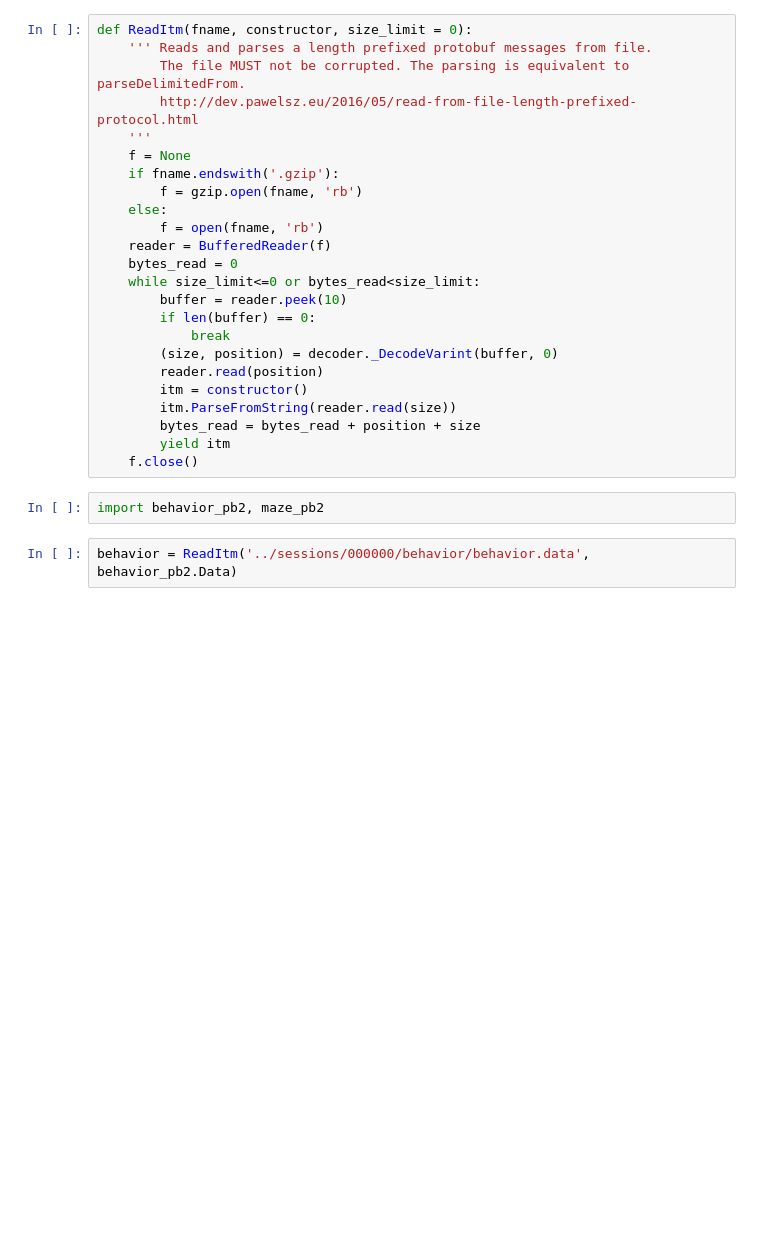
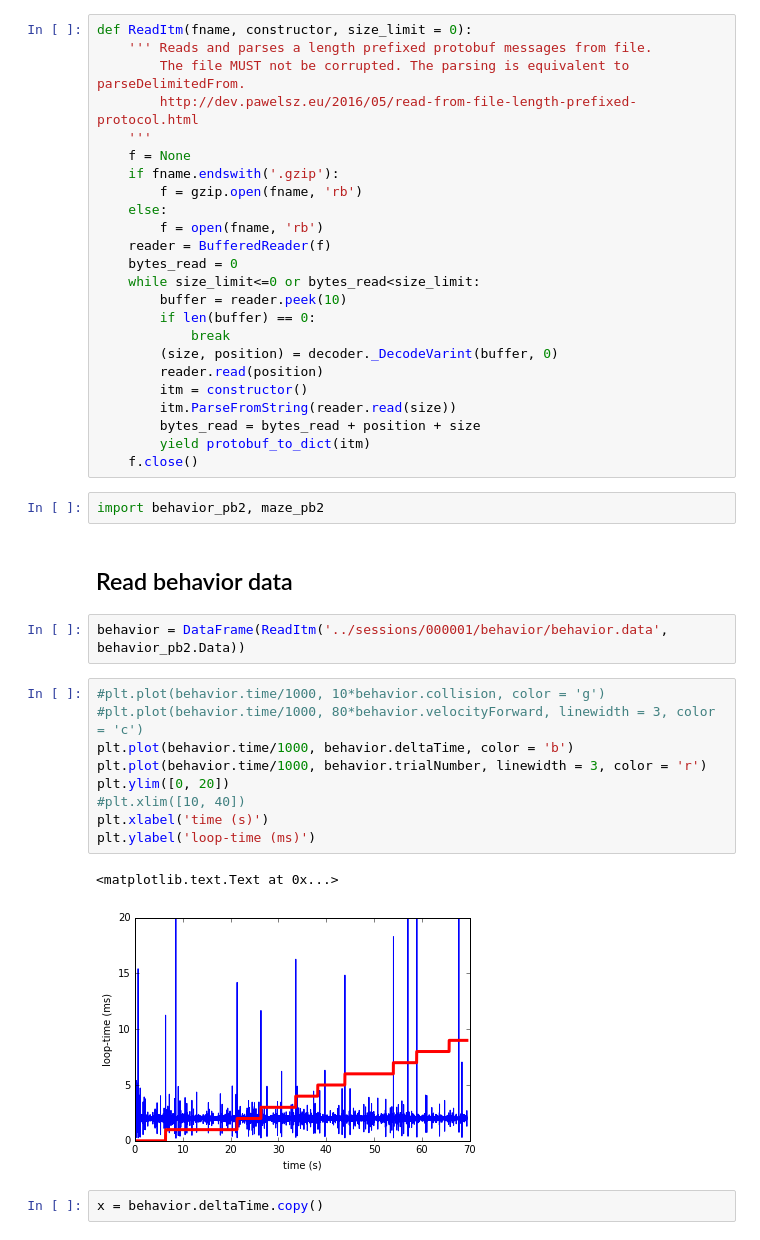
Before and after one commit to sofroniewn/app-mvr, a Jupyter notebook: python/test.ipynb, the cells around one changed output. Cells and saved outputs as stored; diff of their text form; blank space fills up the shorter version.

Commit message:
update protobuf

```diff
--- a/python/test.ipynb
+++ b/python/test.ipynb
@@ -27,9 +31,25 @@ def ReadItm(fname, constructor, size_limit = 0):
         itm = constructor()
         itm.ParseFromString(reader.read(size))
         bytes_read = bytes_read + position + size
-        yield itm
+        yield protobuf_to_dict(itm)
     f.close()
 # %%
 import behavior_pb2, maze_pb2
+# %% [markdown]
+## Read behavior data
 # %%
-behavior = ReadItm('../sessions/000000/behavior/behavior.data', behavior_pb2.Data)
+behavior = DataFrame(ReadItm('../sessions/000001/behavior/behavior.data', behavior_pb2.Data))
+# %%
+#plt.plot(behavior.time/1000, 10*behavior.collision, color = 'g')
+#plt.plot(behavior.time/1000, 80*behavior.velocityForward, linewidth = 3, color = 'c')
+plt.plot(behavior.time/1000, behavior.deltaTime, color = 'b')
+plt.plot(behavior.time/1000, behavior.trialNumber, linewidth = 3, color = 'r')
+plt.ylim([0, 20])
+#plt.xlim([10, 40])
+plt.xlabel('time (s)')
+plt.ylabel('loop-time (ms)')
+# %% [output]
+<matplotlib.text.Text at 0x...>
+[figure, added]
+# %%
+x = behavior.deltaTime.copy()
```
Also changed, not shown: parts of 16 cells of this notebook, 5 other files.
